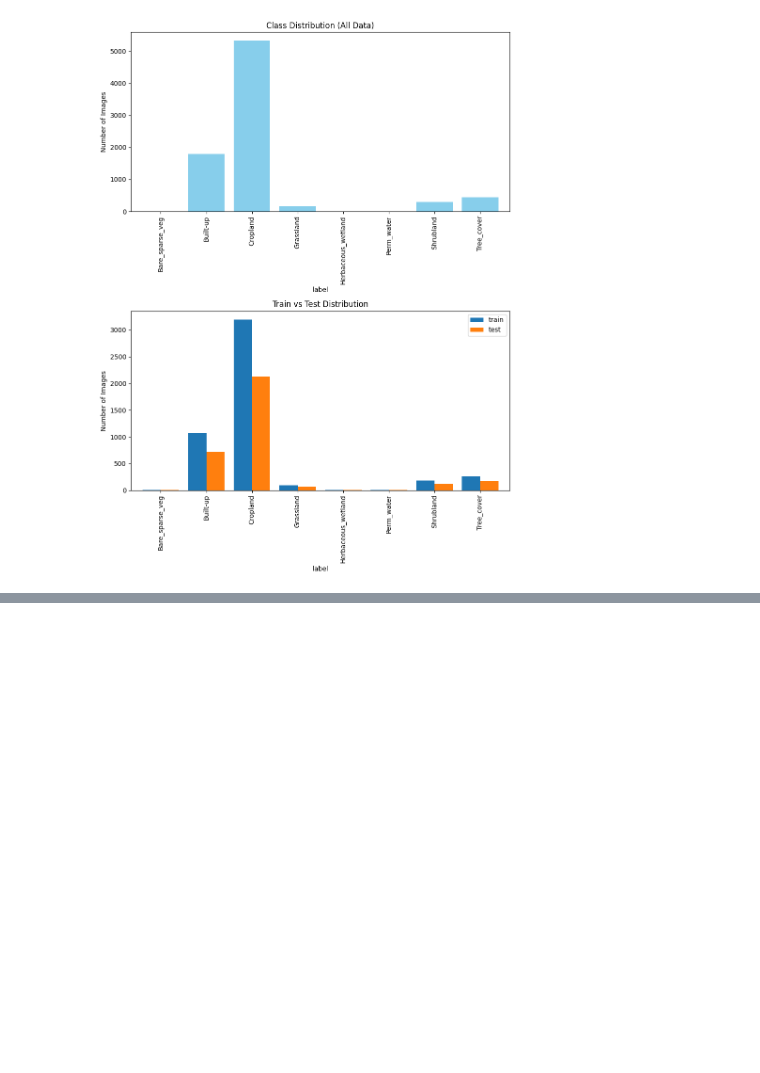
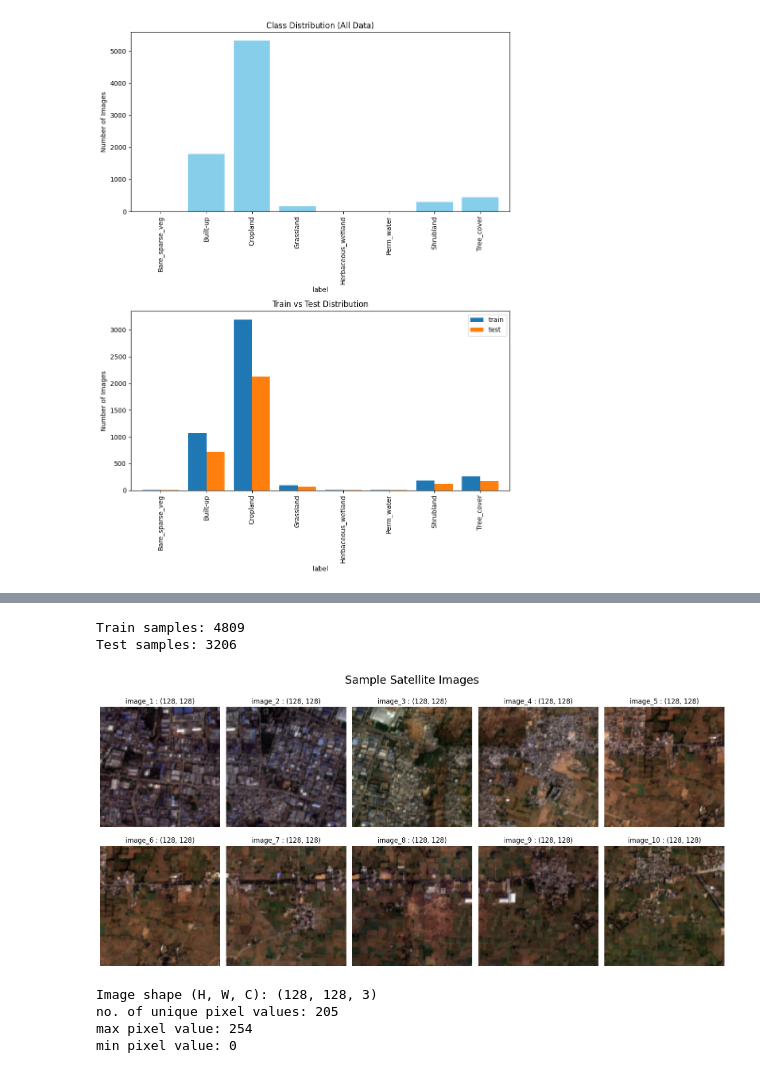
Before and after one commit to Shweta-Roshia/SRIP-2026-Earth-Observation, a Jupyter notebook: Earth_Observation_pipeline.ipynb, the cells around one changed output, grey strips where cells are left out. Cells and saved outputs as stored; diff of their text form; code cells hidden in the pictures; blank space fills up the shorter version.

```diff
--- a/Earth_Observation_pipeline.ipynb
+++ b/Earth_Observation_pipeline.ipynb
@@ -402,0 +455,47 @@ plt.show()
+# %%
+TRAIN_CSV = "train_labels.csv"
+TEST_CSV = "test_labels.csv"
+
+IMAGE_DIR = "data/rgb"
+
+BATCH_SIZE = 32
+# %%
+train_df = pd.read_csv(TRAIN_CSV)
+test_df = pd.read_csv(TEST_CSV)
+
+print("Train samples:", len(train_df))
+print("Test samples:", len(test_df))
+# %% [output]
+Train samples: 4809
+Test samples: 3206
+# %%
+fig, axes = plt.subplots(2, 5, figsize=(16,8))
+axes = axes.flatten()
+
+image_files = os.listdir(IMAGE_DIR)
+
+for i, image_name in enumerate(image_files[:10]):
+
+    image_path = os.path.join(IMAGE_DIR, image_name)
+    image = Image.open(image_path).convert("RGB")
+
+    axes[i].imshow(image)
+    axes[i].set_title(f"image_{i+1} : {image.size}")
+    axes[i].axis("off")
+
+fig.suptitle("Sample Satellite Images", fontsize=20)
+plt.tight_layout()
+plt.show()
+# %% [output]
+[figure, added]
+# %%
+image_arr = np.array(image)
+print("Image shape (H, W, C):", image_arr.shape)
+print(f"no. of unique pixel values: {len(np.unique(image_arr))}")
+print(f"max pixel value: {np.max(image_arr)}")
+print(f"min pixel value: {np.min(image_arr)}")
+# %% [output]
+Image shape (H, W, C): (128, 128, 3)
+no. of unique pixel values: 205
+max pixel value: 254
+min pixel value: 0
```
Also changed, not shown: parts of 31 cells of this notebook, 6 other files.
